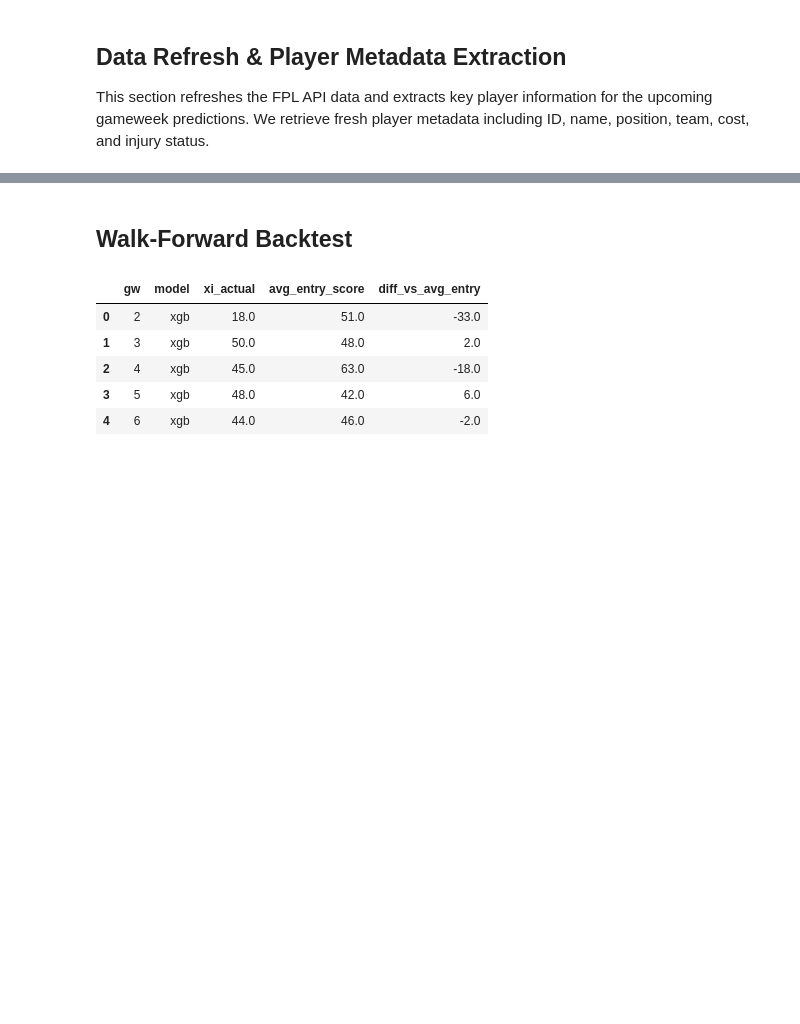
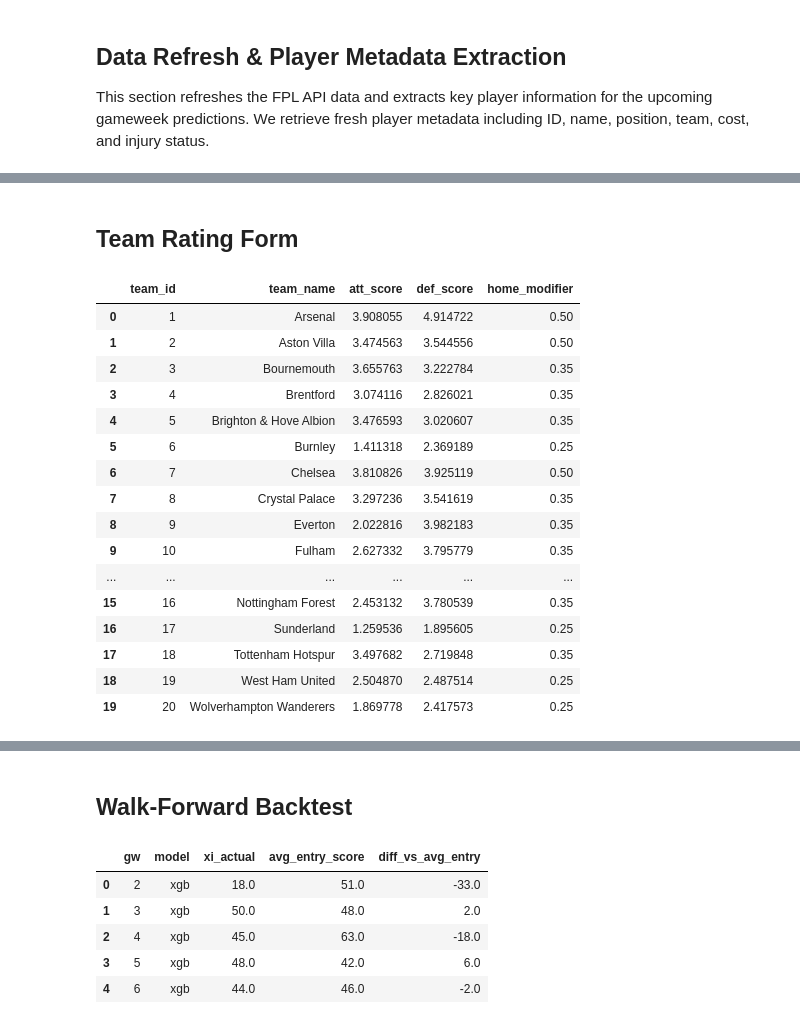
Before and after one commit to Adham-Elzawawi/Fantasy-Premier-League, a Jupyter notebook: FPL.ipynb, the cells around one changed output, grey strips where cells are left out. Saved outputs shown, nothing was run; the diff lists cells and outputs as text; code cells hidden in the pictures; blank space fills up the shorter version.

```diff
--- a/FPL.ipynb
+++ b/FPL.ipynb
@@ -721,0 +722,2 @@ role      player pos team team     opp  cost  pred_gw_pts  gw_score
+# %% [markdown]
+## Team Rating Form
@@ -721,0 +851,23 @@ role      player pos team team     opp  cost  pred_gw_pts  gw_score
+# %%
+fixtures_df = fetch_fixtures_df()
+base_ratings = pd.read_csv("team_strengths.csv")
+ratings_gw = update_team_strengths(fixtures_df, base_ratings, upto_gw=18)
+ratings_gw
+# %% [output]
+|  | team_id | team_name | att_score | def_score | home_modifier |
+| 0 | 1 | Arsenal | 3.908055 | 4.914722 | 0.50 |
+| 1 | 2 | Aston Villa | 3.474563 | 3.544556 | 0.50 |
+| 2 | 3 | Bournemouth | 3.655763 | 3.222784 | 0.35 |
+| 3 | 4 | Brentford | 3.074116 | 2.826021 | 0.35 |
+| 4 | 5 | Brighton & Hove Albion | 3.476593 | 3.020607 | 0.35 |
+| 5 | 6 | Burnley | 1.411318 | 2.369189 | 0.25 |
+| 6 | 7 | Chelsea | 3.810826 | 3.925119 | 0.50 |
+| 7 | 8 | Crystal Palace | 3.297236 | 3.541619 | 0.35 |
+| 8 | 9 | Everton | 2.022816 | 3.982183 | 0.35 |
+| 9 | 10 | Fulham | 2.627332 | 3.795779 | 0.35 |
+| ... | ... | ... | ... | ... | ... |
+| 15 | 16 | Nottingham Forest | 2.453132 | 3.780539 | 0.35 |
+| 16 | 17 | Sunderland | 1.259536 | 1.895605 | 0.25 |
+| 17 | 18 | Tottenham Hotspur | 3.497682 | 2.719848 | 0.35 |
+| 18 | 19 | West Ham United | 2.504870 | 2.487514 | 0.25 |
+| 19 | 20 | Wolverhampton Wanderers | 1.869778 | 2.417573 | 0.25 |
```
Also changed, not shown: parts of 10 cells of this notebook, 2 other files.
